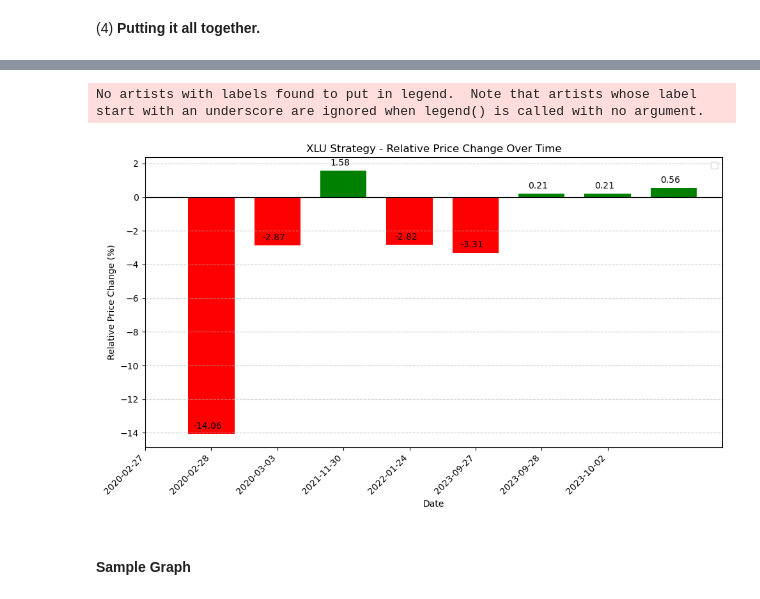
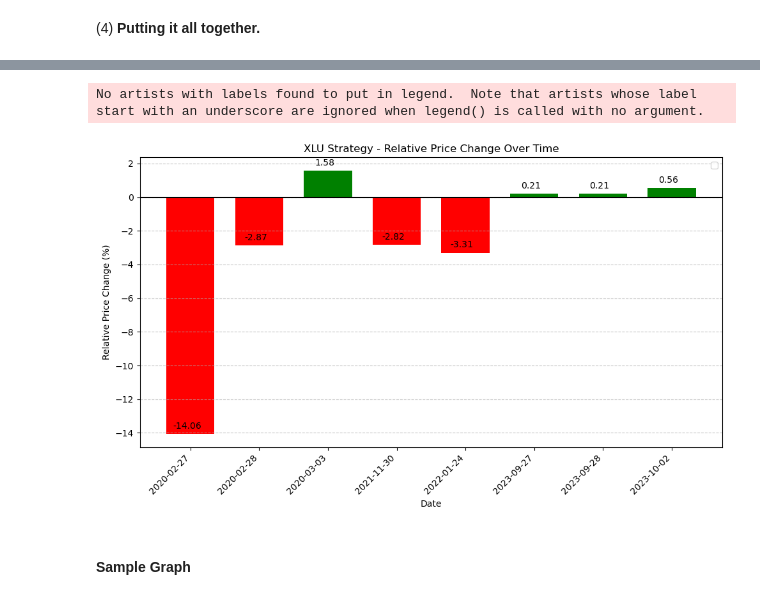
Before and after one commit to samsonajohnson/seeking-thunder, a Jupyter notebook: portfolio-strategy.ipynb, the cells around one changed output, grey strips where cells are left out. Drawn from its saved outputs; the diff is of its cells as text; code cells hidden in the pictures.

```diff
--- a/portfolio-strategy.ipynb
+++ b/portfolio-strategy.ipynb
@@ -253,41 +255,0 @@ plt.show()
-# %%
-import matplotlib.pyplot as plt
-
-# Define the dictionary
-data = {'XLY': -0.04188163485551863,
-        'XLRE': -0.10188650561674585,
-        'XLU': -0.8645125299871198,
-        'XLF': 0.2519229650162758,
-        'XLI': 0.05931336636956355,
-        'XLP': -0.04617517348973918,
-        'XLB': -1.531289540823735,
-        'XLE': -0.20634553470982842,
-        'XLC': -0.25340731594607,
-        'XLV': 1.6925345865023784,
-        'XLK': 0.004161965443638465}
-
-# Extract keys (stock symbols) and values (performance) from the dictionary
-stocks = list(alphas_mean.keys())
-performance = list(alphas_mean.values())
-
-# Create a bar chart
-plt.figure(figsize=(10, 6))  # Adjust figure size as needed
-plt.bar(stocks, performance)
-
-# Add data labels above each bar
-for bar, value in zip(bars, performance):
-  yval = bar.get_height()  # Get the height of each bar
-  plt.text(bar.get_x() + bar.get_width() / 2, yval + 0.05, f"{value:.2f}", ha='center', va='bottom')  # Adjust offset as needed
-
-
-# Set chart labels and title
-plt.xlabel("ETF Symbol")
-plt.ylabel("Performance (Alpha)")
-plt.title("Strategy vs Given ETF ('19-'24)")
-
-# Rotate x-axis labels for better readability with many tick labels
-plt.xticks(rotation=45)
-
-# Show the chart
-plt.tight_layout()
-plt.show()
@@ -333,35 +295,35 @@ prices = [-14.062729, -2.865940, 1.578434, -2.822768, -3.307098, 0.214579, 0.205
 date_objects = [datetime.strptime(date, "%Y-%m-%d") for date in dates]
 
 # # Calculate the relative price change for each day (compared to the previous day)
 # relative_changes = [prices[i] - prices[i - 1] for i in range(1, len(prices))]
 # relative_changes.insert(0, 0)  # Add 0 for the first day (no previous day)
 
 # Create the chart with red and green bars
 plt.figure(figsize=(10, 6))
-bars = plt.bar(range(1, len(prices)+1), prices, color=['green' if change > 0 else 'red' for change in prices], width=0.7)  # Adjust width as needed
+bars = plt.bar(range(0, len(prices)), prices, color=['green' if change > 0 else 'red' for change in prices], width=0.7)  # Adjust width as needed
 
 # Annotate bars with relative change values (shifted slightly for better visibility)
 for bar, change in zip(bars, prices):
     yval = bar.get_height()  # Get the bar height
     plt.text(bar.get_x() + 0.3, yval + 0.2, f"{change:.2f}", ha='center', va='bottom')  # Adjust offsets as needed
 
 # Mark opening price with a horizontal line and label
 plt.axhline(y=0, color='black', linestyle='-')
 
 # Customize the chart
 plt.xlabel('Date')
 plt.ylabel('Relative Price Change (%)')  # Assuming percentages for relative changes
 plt.title('XLU Strategy - Relative Price Change Over Time')
 plt.xticks(range(len(dates)), [date.strftime("%Y-%m-%d") for date in date_objects], rotation=45, ha='right')  # Use formatted date strings for x-axis labels
 plt.legend()
 plt.grid(axis='y', linestyle='--', alpha=0.7)
 
 # Show the chart
 plt.tight_layout()
 plt.show()
 # %% [output]
 No artists with labels found to put in legend.  Note that artists whose label start with an underscore are ignored when legend() is called with no argument.
-[figure, old version]
+[figure, new version]
 # %% [markdown]
 #### Sample Graph
 # %%
```
Also changed, not shown: parts of 9 cells of this notebook.
